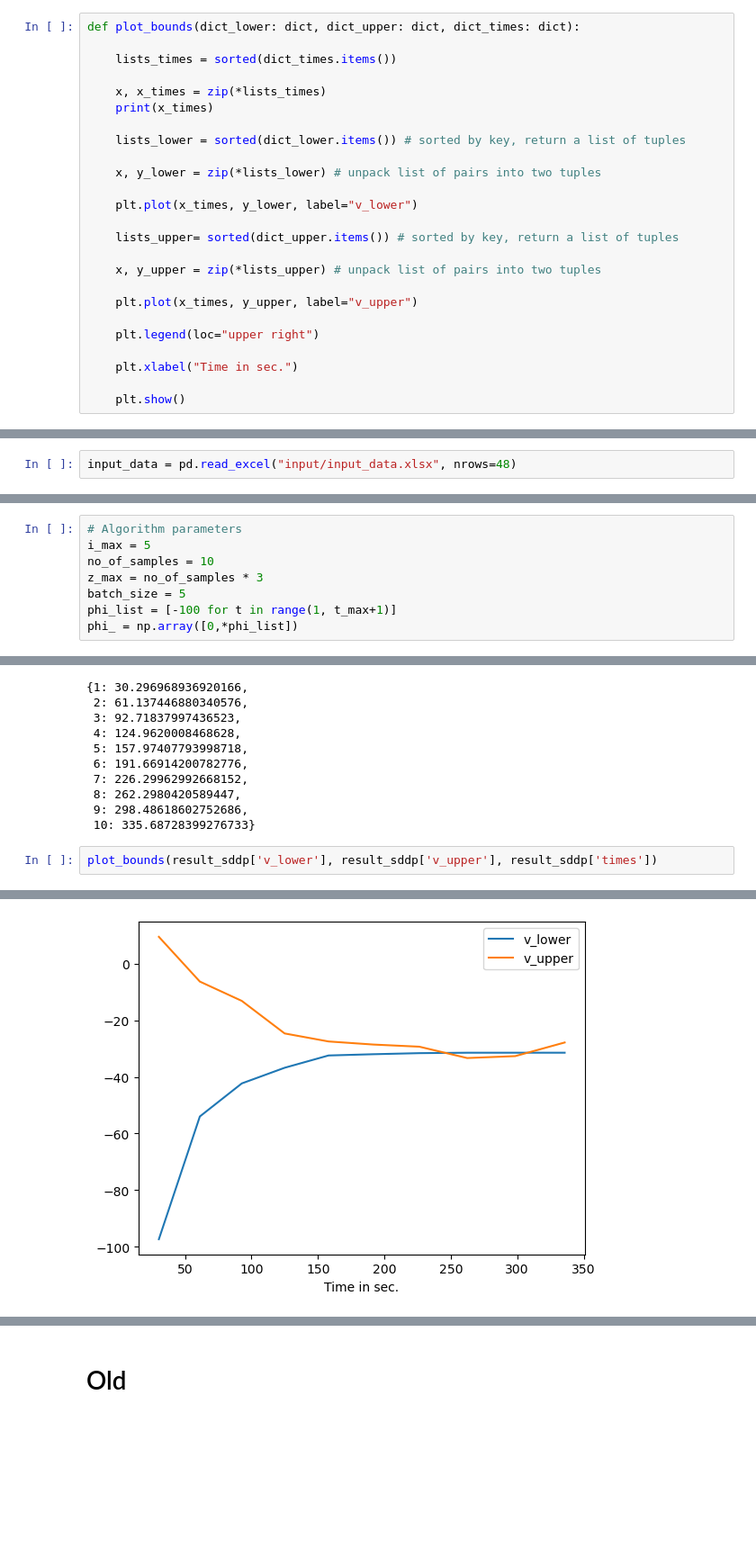
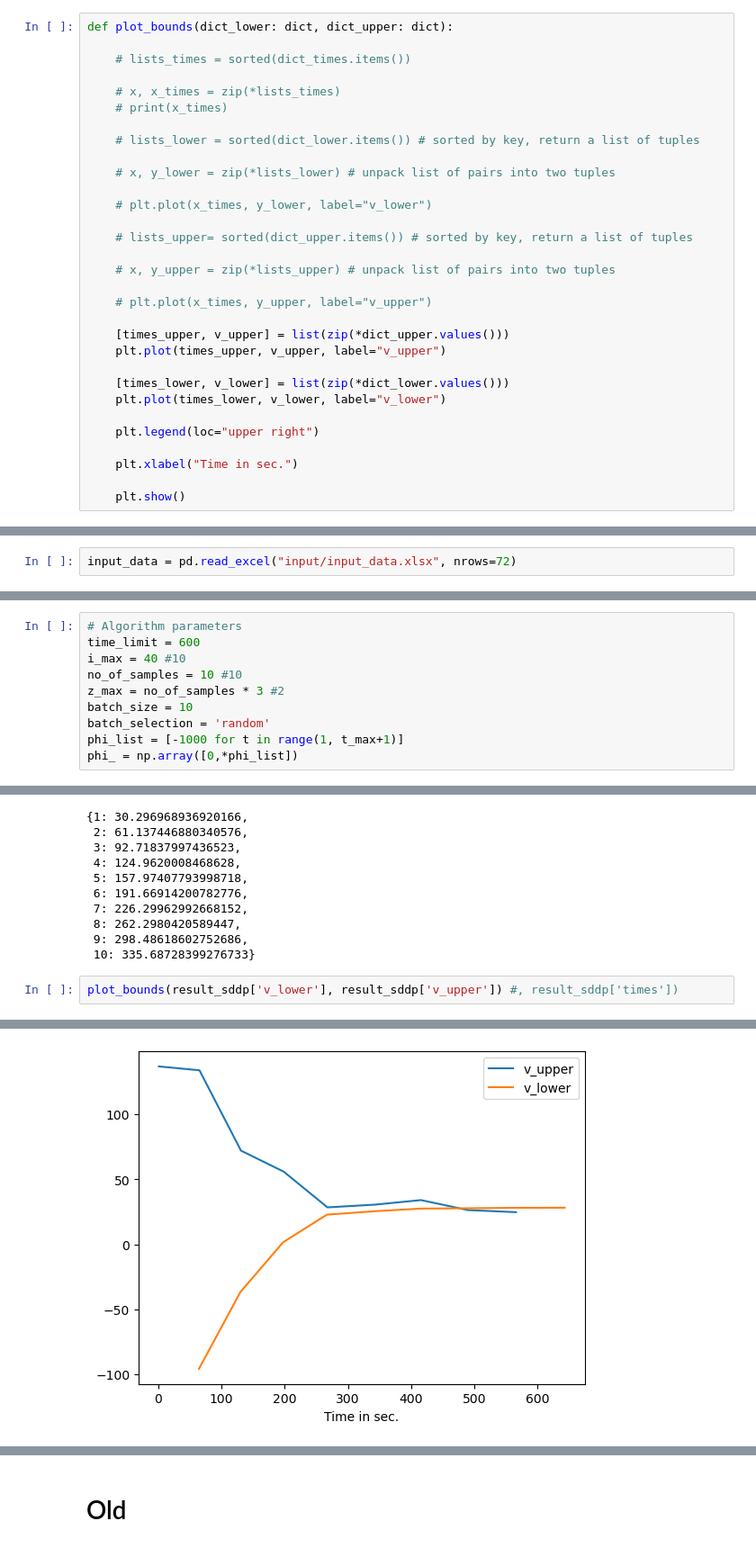
Before and after one commit to maxvolk/sddp, a Jupyter notebook: SDDP.ipynb, the cells around one changed output, grey strips where cells are left out. Shown at 90% size. Cells and saved outputs as stored; diff of their text form; blank space fills up the shorter version.

```diff
--- a/SDDP.ipynb
+++ b/SDDP.ipynb
@@ -852,24 +923,30 @@ def generate_scenarios(q: dict, t_max: int) -> dict:
     S = {i: {t: scenarios_raw[i][t-1] for t in range(1,len(scenarios_raw[i])+1)} for i in range(len(scenarios_raw))}
     return S
 # %%
-def plot_bounds(dict_lower: dict, dict_upper: dict, dict_times: dict):
+def plot_bounds(dict_lower: dict, dict_upper: dict):
 
-    lists_times = sorted(dict_times.items())
+    # lists_times = sorted(dict_times.items())
 
-    x, x_times = zip(*lists_times)
-    print(x_times)
+    # x, x_times = zip(*lists_times)
+    # print(x_times)
 
-    lists_lower = sorted(dict_lower.items()) # sorted by key, return a list of tuples
+    # lists_lower = sorted(dict_lower.items()) # sorted by key, return a list of tuples
 
-    x, y_lower = zip(*lists_lower) # unpack list of pairs into two tuples
+    # x, y_lower = zip(*lists_lower) # unpack list of pairs into two tuples
 
-    plt.plot(x_times, y_lower, label="v_lower")
+    # plt.plot(x_times, y_lower, label="v_lower")
 
-    lists_upper= sorted(dict_upper.items()) # sorted by key, return a list of tuples
+    # lists_upper= sorted(dict_upper.items()) # sorted by key, return a list of tuples
 
-    x, y_upper = zip(*lists_upper) # unpack list of pairs into two tuples
+    # x, y_upper = zip(*lists_upper) # unpack list of pairs into two tuples
 
-    plt.plot(x_times, y_upper, label="v_upper")
+    # plt.plot(x_times, y_upper, label="v_upper")
+
+    [times_upper, v_upper] = list(zip(*dict_upper.values()))
+    plt.plot(times_upper, v_upper, label="v_upper")
+
+    [times_lower, v_lower] = list(zip(*dict_lower.values()))
+    plt.plot(times_lower, v_lower, label="v_lower")
 
     plt.legend(loc="upper right")
 
@@ -1180,7 +1257,7 @@ plot_bounds(result_blsddp['v_lower'], result_blsddp['v_upper']) # Alg took 6m 43
 # %% [markdown]
 ## Energy example - larger
 # %%
-input_data = pd.read_excel("input/input_data.xlsx", nrows=48)
+input_data = pd.read_excel("input/input_data.xlsx", nrows=72)
 # %%
 input_data.head(10)
 # %% [output]
@@ -1345,10 +1445,12 @@ No. of scenarios: 5.075287860564156e+68; per stage: 81
 # %%
 # Algorithm parameters
-i_max = 5
-no_of_samples = 10
-z_max = no_of_samples * 3
-batch_size = 5
-phi_list = [-100 for t in range(1, t_max+1)]
+time_limit = 600
+i_max = 40 #10
+no_of_samples = 10 #10
+z_max = no_of_samples * 3 #2
+batch_size = 10
+batch_selection = 'random'
+phi_list = [-1000 for t in range(1, t_max+1)]
 phi_ = np.array([0,*phi_list])
 # %%
 result_sddp = {}
@@ -1397,5 +1500,5 @@ result_sddp['times']
  9: 298.48618602752686,
  10: 335.68728399276733}
 # %%
-plot_bounds(result_sddp['v_lower'], result_sddp['v_upper'], result_sddp['times'])
+plot_bounds(result_sddp['v_lower'], result_sddp['v_upper']) #, result_sddp['times'])
 # %% [output]
@@ -1403,4 +1505,4 @@ plot_bounds(result_sddp['v_lower'], result_sddp['v_upper'], result_sddp['times']
-[figure, old version]
+[figure, new version]
 # %%
 result_blsddp = {}
 result_blsddp['i_max'] = i_max
```
Also changed, not shown: parts of 14 cells of this notebook, 24 other files.
